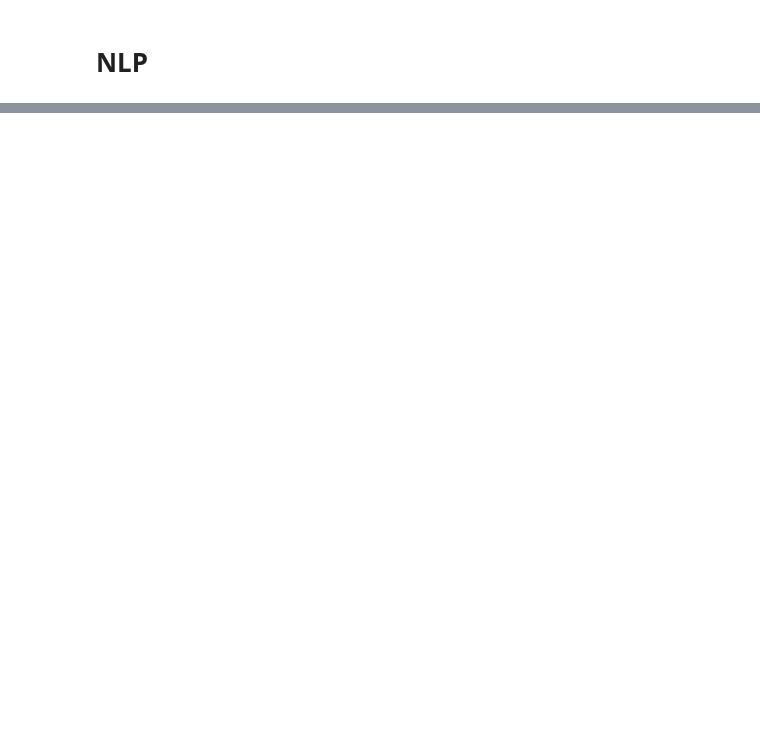
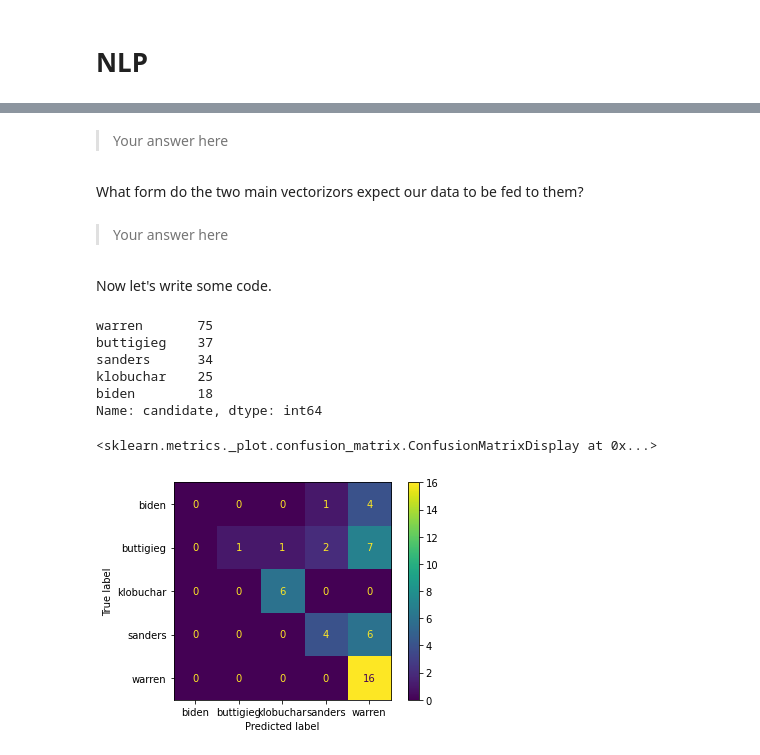
Before and after one commit to learn-co-students/phase_4_review_quanggang, a Jupyter notebook: index.ipynb, the cells around one changed output, grey strips where cells are left out. Cells and saved outputs as stored; diff of their text form; code cells hidden in the pictures; blank space fills up the shorter version.

```diff
--- a/index.ipynb
+++ b/index.ipynb
@@ -47,0 +141,35 @@ What initial preprocessing do we have to we have to apply to the above time seri
+# %% [markdown]
+> Your answer here
+# %% [markdown]
+What form do the two main vectorizors expect our data to be fed to them?
+# %% [markdown]
+> Your answer here
+# %% [markdown]
+Now let's write some code.
+# %%
+X = policies['policy']
+y = policies['candidate']
+
+y.value_counts()
+# %% [output]
+warren       75
+buttigieg    37
+sanders      34
+klobuchar    25
+biden        18
+Name: candidate, dtype: int64
+# %%
+from sklearn.naive_bayes import MultinomialNB
+from sklearn.feature_extraction.text import CountVectorizer
+from sklearn.metrics import plot_confusion_matrix
+X_train, X_test, y_train, y_test = train_test_split(X,y)
+
+cv = CountVectorizer()
+mnb = MultinomialNB()
+
+mnb.fit(cv.fit_transform(X_train), y_train)
+mnb.score(cv.transform(X_test), y_test)
+plot_confusion_matrix(mnb,cv.transform(X_test), y_test )
+# %% [output]
+<sklearn.metrics._plot.confusion_matrix.ConfusionMatrixDisplay at 0x...>
+[figure, added]
```
Also changed, not shown: parts of 46 cells of this notebook, 6 other files.
